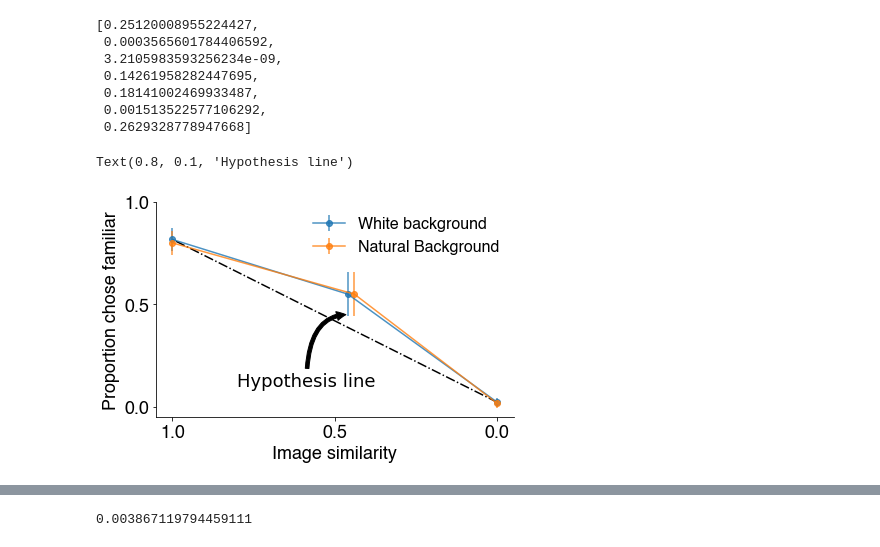
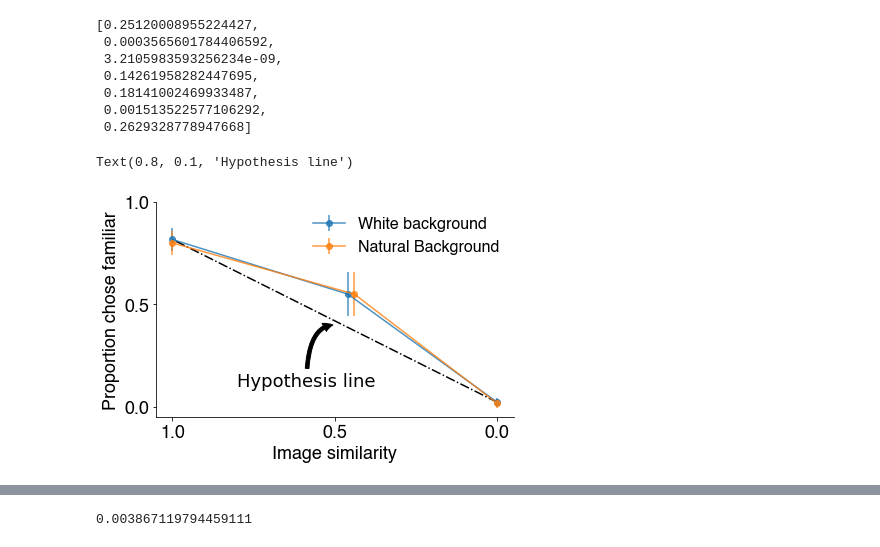
Before and after one commit to SimonBohn/QNC_2021, a Jupyter notebook: Data Vis Presentation.ipynb, the cells around one changed output, grey strips where cells are left out. Saved outputs shown, nothing was run; the diff lists cells and outputs as text; code cells hidden in the pictures.

```diff
--- a/Data Vis Presentation.ipynb
+++ b/Data Vis Presentation.ipynb
@@ -162,35 +162,35 @@ wb_total_perf = nb_nb_success/nb_total_trials
 nb_nb_CIs = aps.binom_conf_interval(nb_nb_success,nb_total_trials,.95,'wilson')
 nb_wb_CIs = aps.binom_conf_interval(nb_wb_success,nb_total_trials,.95,'wilson')
 
 ax2 = plt.subplot(111)
 ax2.errorbar(wbx_x,nb_nb_success/nb_total_trials,(nb_nb_CIs[0]-nb_nb_CIs[1])/2,marker='o',alpha=.8)
 ax2.errorbar(wbx_x_jittered,nb_wb_success/nb_total_trials,(nb_wb_CIs[0]-nb_wb_CIs[1])/2,marker='o',alpha=.8)
 ax2.plot([wbx_x[0],wbx_x[2]],[wb_total_perf[0],wb_total_perf[2]],linestyle='-.',color='k',label='_nolegend_')
 
 #plt.fill_between(wbx_x,nb_nb_CIs[0],nb_nb_CIs[1],alpha=.2)
 #plt.fill_between(wbx_x_jittered,nb_wb_CIs[0],nb_wb_CIs[1],alpha=.2)
 plt.legend(['White background','Natural Background'],prop=font,frameon=False)
 plt.gca().invert_xaxis()
 plt.xlabel("Image similarity",**hfont,size=18)
 plt.ylabel("Proportion chose familiar",**hfont,size=18)
 plt.xticks([1,.5,0],**hfont,size=18)
 plt.yticks([0,.5,1],**hfont,size=18)
 ax2.spines['right'].set_visible(False)
 ax2.spines['top'].set_visible(False)
 plt.tight_layout()
 plt.savefig('results_plot.pdf')
 
 ax2.annotate("Hypothesis line",
-                  xy=(0.46, 0.45), xycoords='data',
+                  xy=(0.5, 0.4), xycoords='data',
                   fontsize=18,
                   xytext=(.8, 0.1), textcoords='data',
                   arrowprops=dict(arrowstyle="simple",
                                   connectionstyle="angle3",
                                   facecolor='k'),
                   )
 # %% [output]
 Text(0.8, 0.1, 'Hypothesis line')
-[figure, old version]
+[figure, new version]
 # %%
 #Fisher's exact test for if WN And NB are significantly different. The mean's aren't even different lol but for completelness sake should be done
 
```
Also changed, not shown: parts of 5 cells of this notebook, 3 other files.
